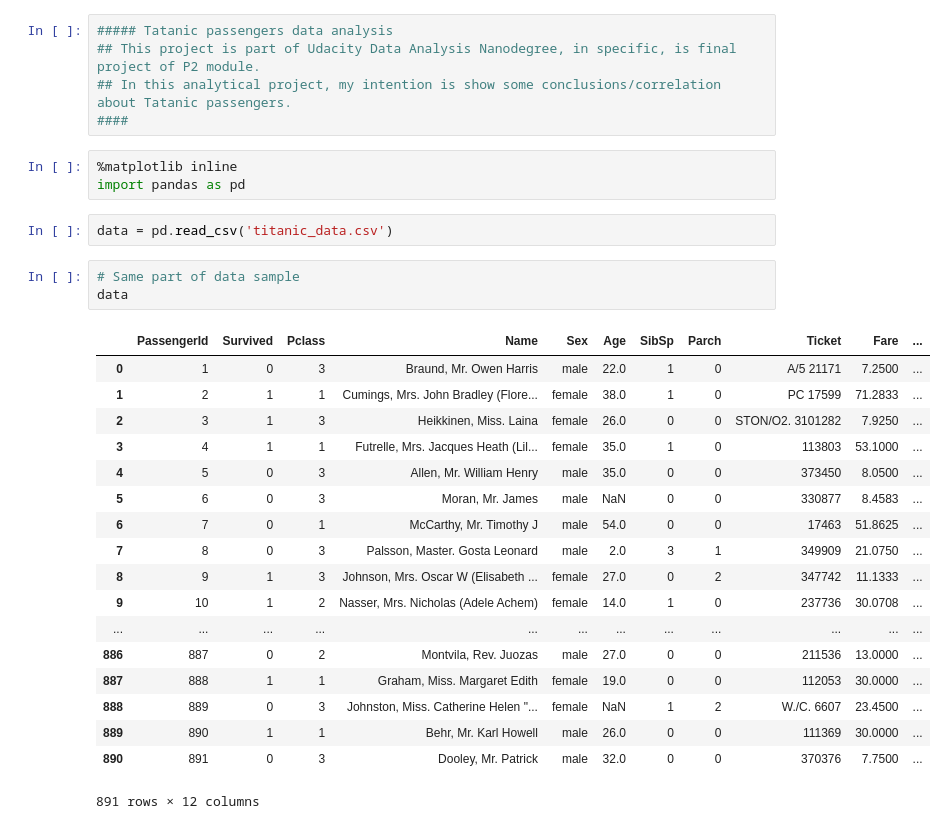
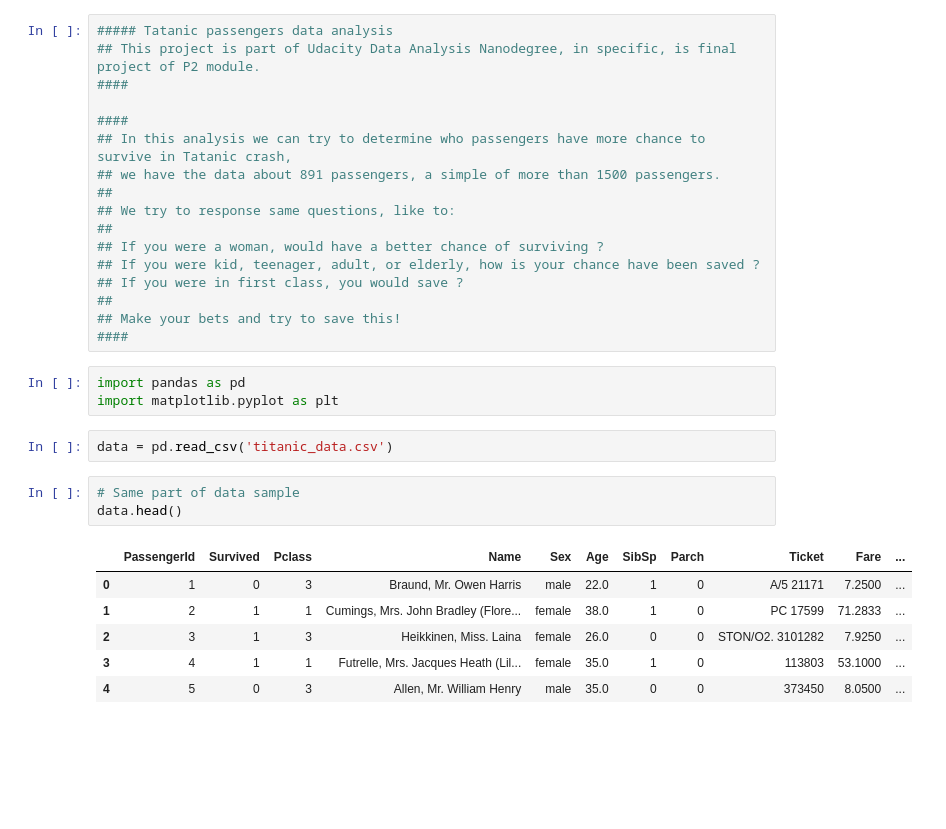
Before and after one commit to jonatasfreitasv/udacity_classrepo, a Jupyter notebook: Data_Analysis_Nanodegree/P2/final_project/Data_Analysis_P2_Final_Project.ipynb, the cells around one changed output. Saved outputs shown, nothing was run; the diff lists cells and outputs as text; blank space fills up the shorter version.

Commit message:
P2 Final project progress

```diff
--- a/Data_Analysis_Nanodegree/P2/final_project/Data_Analysis_P2_Final_Project.ipynb
+++ b/Data_Analysis_Nanodegree/P2/final_project/Data_Analysis_P2_Final_Project.ipynb
@@ -1,33 +1,33 @@
-# %%
-##### Tatanic passengers data analysis
-## This project is part of Udacity Data Analysis Nanodegree, in specific, is final project of P2 module.
-## In this analytical project, my intention is show some conclusions/correlation about Tatanic passengers.
-####
-# %%
-%matplotlib inline
-import pandas as pd
+# %%
+##### Tatanic passengers data analysis
+## This project is part of Udacity Data Analysis Nanodegree, in specific, is final project of P2 module.
+####
+
+####
+## In this analysis we can try to determine who passengers have more chance to survive in Tatanic crash,
+## we have the data about 891 passengers, a simple of more than 1500 passengers.
+##
+## We try to response same questions, like to:
+##
+## If you were a woman, would have a better chance of surviving ?
+## If you were kid, teenager, adult, or elderly, how is your chance have been saved ?
+## If you were in first class, you would save ?
+##
+## Make your bets and try to save this!
+####
+# %%
+import pandas as pd
+import matplotlib.pyplot as plt
 # %%
 data = pd.read_csv('titanic_data.csv')
 # %%
 # Same part of data sample
-data
+data.head()
 # %% [output]
 |  | PassengerId | Survived | Pclass | Name | Sex | Age | SibSp | Parch | Ticket | Fare | ... |
 | 0 | 1 | 0 | 3 | Braund, Mr. Owen Harris | male | 22.0 | 1 | 0 | A/5 21171 | 7.2500 | ... |
 | 1 | 2 | 1 | 1 | Cumings, Mrs. John Bradley (Flore... | female | 38.0 | 1 | 0 | PC 17599 | 71.2833 | ... |
 | 2 | 3 | 1 | 3 | Heikkinen, Miss. Laina | female | 26.0 | 0 | 0 | STON/O2. 3101282 | 7.9250 | ... |
 | 3 | 4 | 1 | 1 | Futrelle, Mrs. Jacques Heath (Lil... | female | 35.0 | 1 | 0 | 113803 | 53.1000 | ... |
 | 4 | 5 | 0 | 3 | Allen, Mr. William Henry | male | 35.0 | 0 | 0 | 373450 | 8.0500 | ... |
-| 5 | 6 | 0 | 3 | Moran, Mr. James | male | NaN | 0 | 0 | 330877 | 8.4583 | ... |
-| 6 | 7 | 0 | 1 | McCarthy, Mr. Timothy J | male | 54.0 | 0 | 0 | 17463 | 51.8625 | ... |
-| 7 | 8 | 0 | 3 | Palsson, Master. Gosta Leonard | male | 2.0 | 3 | 1 | 349909 | 21.0750 | ... |
-| 8 | 9 | 1 | 3 | Johnson, Mrs. Oscar W (Elisabeth ... | female | 27.0 | 0 | 2 | 347742 | 11.1333 | ... |
-| 9 | 10 | 1 | 2 | Nasser, Mrs. Nicholas (Adele Achem) | female | 14.0 | 1 | 0 | 237736 | 30.0708 | ... |
-| ... | ... | ... | ... | ... | ... | ... | ... | ... | ... | ... | ... |
-| 886 | 887 | 0 | 2 | Montvila, Rev. Juozas | male | 27.0 | 0 | 0 | 211536 | 13.0000 | ... |
-| 887 | 888 | 1 | 1 | Graham, Miss. Margaret Edith | female | 19.0 | 0 | 0 | 112053 | 30.0000 | ... |
-| 888 | 889 | 0 | 3 | Johnston, Miss. Catherine Helen "... | female | NaN | 1 | 2 | W./C. 6607 | 23.4500 | ... |
-| 889 | 890 | 1 | 1 | Behr, Mr. Karl Howell | male | 26.0 | 0 | 0 | 111369 | 30.0000 | ... |
-| 890 | 891 | 0 | 3 | Dooley, Mr. Patrick | male | 32.0 | 0 | 0 | 370376 | 7.7500 | ... |
-891 rows × 12 columns
 # %%
```
Also changed, not shown: parts of 17 cells of this notebook, 1 other file.
